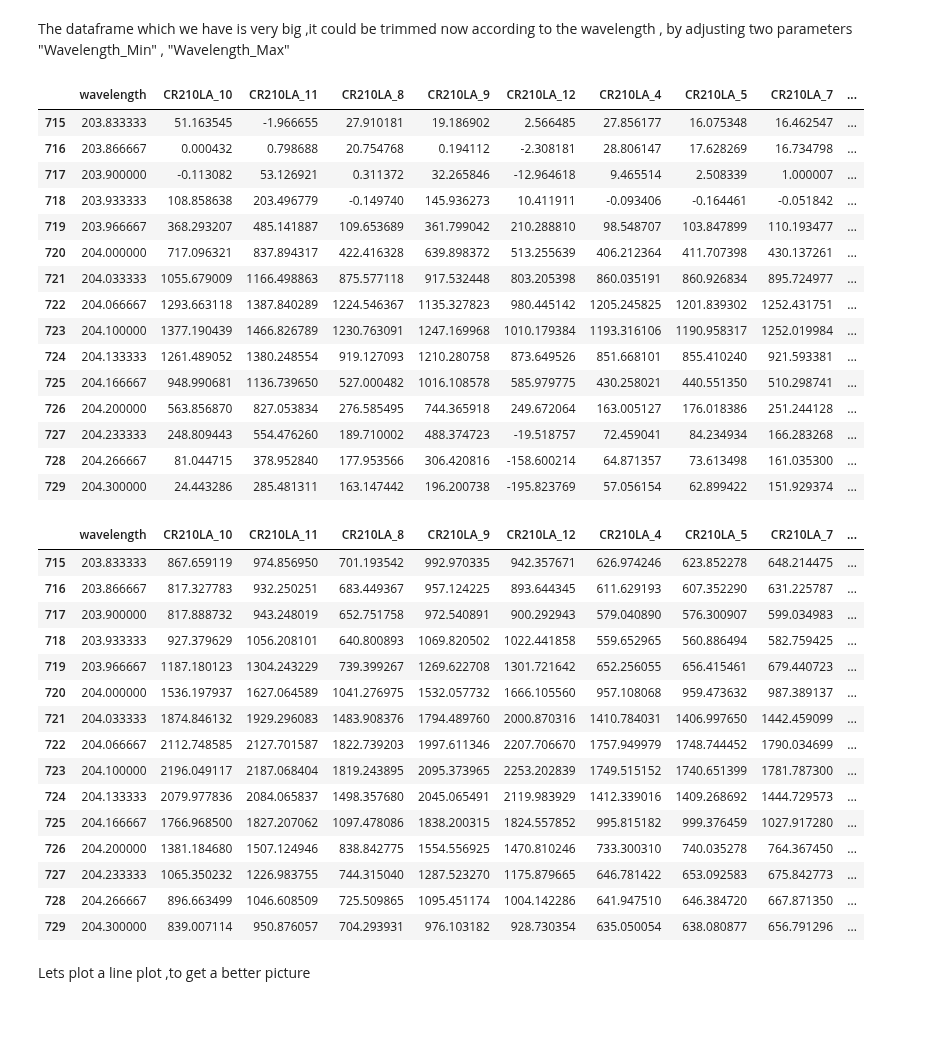
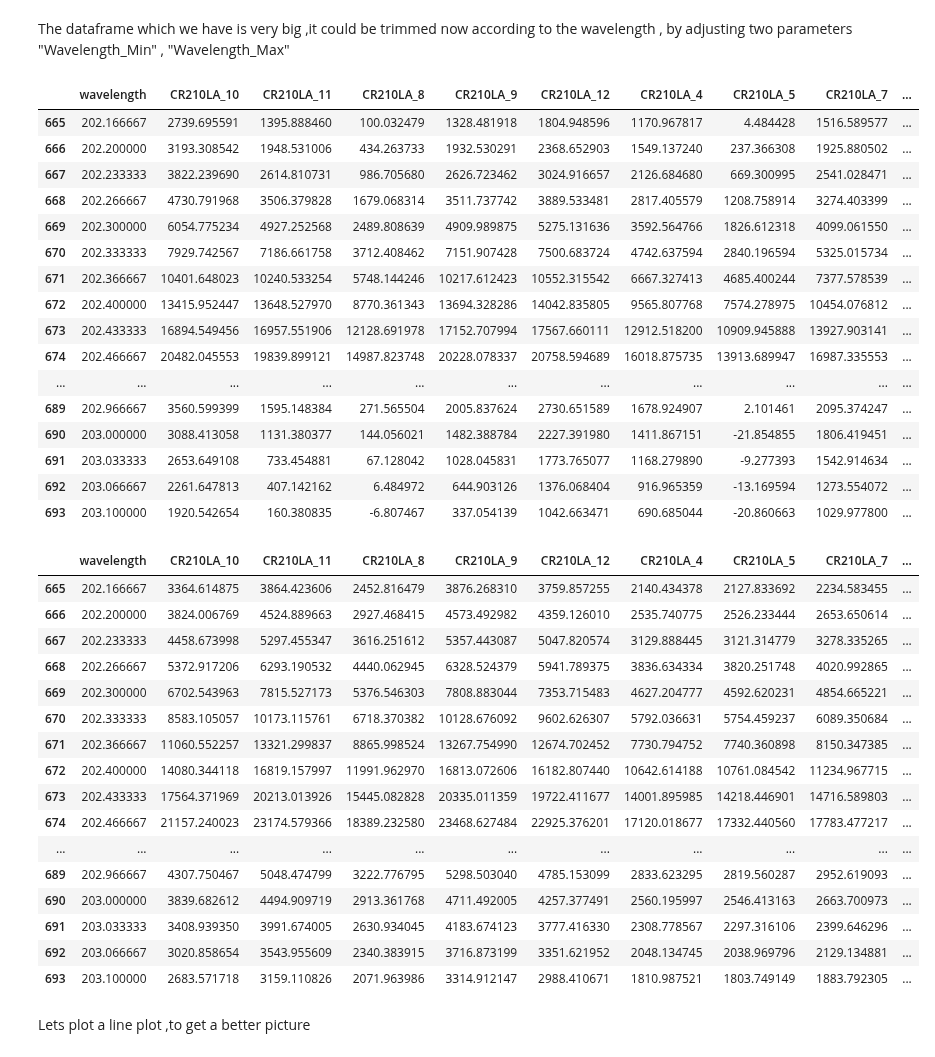
Before and after one commit to rahulrpatil3005/Handheld_LIBS, a Jupyter notebook: TUT6_UnivariateAnalysis_HandheldLIBS/UnivariateCalibration_hLIBS.ipynb, the cells around one changed output. Drawn from its saved outputs; the diff is of its cells as text; code cells hidden in the pictures; blank space fills up the shorter version.

```diff
--- a/TUT6_UnivariateAnalysis_HandheldLIBS/UnivariateCalibration_hLIBS.ipynb
+++ b/TUT6_UnivariateAnalysis_HandheldLIBS/UnivariateCalibration_hLIBS.ipynb
@@ -131,36 +131,37 @@ CR1000Y_BaselineCorrected_df = baseline_correction(CR1000Y_Raw_df)
 # %% [markdown]
 The dataframe  which we have is very big ,it could be trimmed now according to the wavelength , by adjusting two parameters "Wavelength_Min" , "Wavelength_Max"
 # %%
-Wavelength_Min = 203.8
-Wavelength_Max = 204.3
+Wavelength_Min = 202.15
+Wavelength_Max = 203.1
 
 CR210LA_Select_df = CR210LA_BaselineCorrected_df[(CR210LA_BaselineCorrected_df['wavelength'] >= Wavelength_Min) & (CR210LA_BaselineCorrected_df['wavelength'] <= Wavelength_Max)]
 CR240LA_Select_df = CR240LA_BaselineCorrected_df[(CR240LA_BaselineCorrected_df['wavelength'] >= Wavelength_Min) & (CR240LA_BaselineCorrected_df['wavelength'] <= Wavelength_Max)]
 CR300LA_Select_df = CR300LA_BaselineCorrected_df[(CR300LA_BaselineCorrected_df['wavelength'] >= Wavelength_Min) & (CR300LA_BaselineCorrected_df['wavelength'] <= Wavelength_Max)]
 CR440Y_Select_df = CR440Y_BaselineCorrected_df[(CR440Y_BaselineCorrected_df['wavelength'] >= Wavelength_Min) & (CR440Y_BaselineCorrected_df['wavelength'] <= Wavelength_Max)]
 CR570CP_Select_df = CR570CP_BaselineCorrected_df[(CR570CP_BaselineCorrected_df['wavelength'] >= Wavelength_Min) & (CR570CP_BaselineCorrected_df['wavelength'] <= Wavelength_Max)]
 CR700Y_Select_df = CR700Y_BaselineCorrected_df[(CR700Y_BaselineCorrected_df['wavelength'] >= Wavelength_Min) & (CR700Y_BaselineCorrected_df['wavelength'] <= Wavelength_Max)]
 HR660Y_Select_df = HR660Y_BaselineCorrected_df[(HR660Y_BaselineCorrected_df['wavelength'] >= Wavelength_Min) & (HR660Y_BaselineCorrected_df['wavelength'] <= Wavelength_Max)]
 CR1000Y_Select_df = CR1000Y_BaselineCorrected_df[(CR1000Y_BaselineCorrected_df['wavelength'] >= Wavelength_Min) & (CR1000Y_BaselineCorrected_df['wavelength'] <= Wavelength_Max)]
 
 CR210LA_Select_df
 # %% [output]
 |  | wavelength | CR210LA_10 | CR210LA_11 | CR210LA_8 | CR210LA_9 | CR210LA_12 | CR210LA_4 | CR210LA_5 | CR210LA_7 | ... |
-| 715 | 203.833333 | 51.163545 | -1.966655 | 27.910181 | 19.186902 | 2.566485 | 27.856177 | 16.075348 | 16.462547 | ... |
-| 716 | 203.866667 | 0.000432 | 0.798688 | 20.754768 | 0.194112 | -2.308181 | 28.806147 | 17.628269 | 16.734798 | ... |
-| 717 | 203.900000 | -0.113082 | 53.126921 | 0.311372 | 32.265846 | -12.964618 | 9.465514 | 2.508339 | 1.000007 | ... |
-| 718 | 203.933333 | 108.858638 | 203.496779 | -0.149740 | 145.936273 | 10.411911 | -0.093406 | -0.164461 | -0.051842 | ... |
-| 719 | 203.966667 | 368.293207 | 485.141887 | 109.653689 | 361.799042 | 210.288810 | 98.548707 | 103.847899 | 110.193477 | ... |
-| 720 | 204.000000 | 717.096321 | 837.894317 | 422.416328 | 639.898372 | 513.255639 | 406.212364 | 411.707398 | 430.137261 | ... |
-| 721 | 204.033333 | 1055.679009 | 1166.498863 | 875.577118 | 917.532448 | 803.205398 | 860.035191 | 860.926834 | 895.724977 | ... |
-| 722 | 204.066667 | 1293.663118 | 1387.840289 | 1224.546367 | 1135.327823 | 980.445142 | 1205.245825 | 1201.839302 | 1252.431751 | ... |
-| 723 | 204.100000 | 1377.190439 | 1466.826789 | 1230.763091 | 1247.169968 | 1010.179384 | 1193.316106 | 1190.958317 | 1252.019984 | ... |
-| 724 | 204.133333 | 1261.489052 | 1380.248554 | 919.127093 | 1210.280758 | 873.649526 | 851.668101 | 855.410240 | 921.593381 | ... |
-| 725 | 204.166667 | 948.990681 | 1136.739650 | 527.000482 | 1016.108578 | 585.979775 | 430.258021 | 440.551350 | 510.298741 | ... |
-| 726 | 204.200000 | 563.856870 | 827.053834 | 276.585495 | 744.365918 | 249.672064 | 163.005127 | 176.018386 | 251.244128 | ... |
-| 727 | 204.233333 | 248.809443 | 554.476260 | 189.710002 | 488.374723 | -19.518757 | 72.459041 | 84.234934 | 166.283268 | ... |
-| 728 | 204.266667 | 81.044715 | 378.952840 | 177.953566 | 306.420816 | -158.600214 | 64.871357 | 73.613498 | 161.035300 | ... |
-| 729 | 204.300000 | 24.443286 | 285.481311 | 163.147442 | 196.200738 | -195.823769 | 57.056154 | 62.899422 | 151.929374 | ... |
+| 665 | 202.166667 | 2739.695591 | 1395.888460 | 100.032479 | 1328.481918 | 1804.948596 | 1170.967817 | 4.484428 | 1516.589577 | ... |
+| 666 | 202.200000 | 3193.308542 | 1948.531006 | 434.263733 | 1932.530291 | 2368.652903 | 1549.137240 | 237.366308 | 1925.880502 | ... |
+| 667 | 202.233333 | 3822.239690 | 2614.810731 | 986.705680 | 2626.723462 | 3024.916657 | 2126.684680 | 669.300995 | 2541.028471 | ... |
+| 668 | 202.266667 | 4730.791968 | 3506.379828 | 1679.068314 | 3511.737742 | 3889.533481 | 2817.405579 | 1208.758914 | 3274.403399 | ... |
+| 669 | 202.300000 | 6054.775234 | 4927.252568 | 2489.808639 | 4909.989875 | 5275.131636 | 3592.564766 | 1826.612318 | 4099.061550 | ... |
+| 670 | 202.333333 | 7929.742567 | 7186.661758 | 3712.408462 | 7151.907428 | 7500.683724 | 4742.637594 | 2840.196594 | 5325.015734 | ... |
+| 671 | 202.366667 | 10401.648023 | 10240.533254 | 5748.144246 | 10217.612423 | 10552.315542 | 6667.327413 | 4685.400244 | 7377.578539 | ... |
+| 672 | 202.400000 | 13415.952447 | 13648.527970 | 8770.361343 | 13694.328286 | 14042.835805 | 9565.807768 | 7574.278975 | 10454.076812 | ... |
+| 673 | 202.433333 | 16894.549456 | 16957.551906 | 12128.691978 | 17152.707994 | 17567.660111 | 12912.518200 | 10909.945888 | 13927.903141 | ... |
+| 674 | 202.466667 | 20482.045553 | 19839.899121 | 14987.823748 | 20228.078337 | 20758.594689 | 16018.875735 | 13913.689947 | 16987.335553 | ... |
+| ... | ... | ... | ... | ... | ... | ... | ... | ... | ... | ... |
+| 689 | 202.966667 | 3560.599399 | 1595.148384 | 271.565504 | 2005.837624 | 2730.651589 | 1678.924907 | 2.101461 | 2095.374247 | ... |
+| 690 | 203.000000 | 3088.413058 | 1131.380377 | 144.056021 | 1482.388784 | 2227.391980 | 1411.867151 | -21.854855 | 1806.419451 | ... |
+| 691 | 203.033333 | 2653.649108 | 733.454881 | 67.128042 | 1028.045831 | 1773.765077 | 1168.279890 | -9.277393 | 1542.914634 | ... |
+| 692 | 203.066667 | 2261.647813 | 407.142162 | 6.484972 | 644.903126 | 1376.068404 | 916.965359 | -13.169594 | 1273.554072 | ... |
+| 693 | 203.100000 | 1920.542654 | 160.380835 | -6.807467 | 337.054139 | 1042.663471 | 690.685044 | -20.860663 | 1029.977800 | ... |
 # %%
 CR210LA_Select_Raw_df = CR210LA_Raw_df[(CR210LA_Raw_df['wavelength'] >= Wavelength_Min) & (CR210LA_Raw_df['wavelength'] <= Wavelength_Max)]
 CR240LA_Select_Raw_df = CR240LA_Raw_df[(CR240LA_Raw_df['wavelength'] >= Wavelength_Min) & (CR240LA_Raw_df['wavelength'] <= Wavelength_Max)]
@@ -174,21 +175,22 @@ CR1000Y_Select_Raw_df = CR1000Y_Raw_df[(CR1000Y_Raw_df['wavelength'] >= Waveleng
 CR210LA_Select_Raw_df
 # %% [output]
 |  | wavelength | CR210LA_10 | CR210LA_11 | CR210LA_8 | CR210LA_9 | CR210LA_12 | CR210LA_4 | CR210LA_5 | CR210LA_7 | ... |
-| 715 | 203.833333 | 867.659119 | 974.856950 | 701.193542 | 992.970335 | 942.357671 | 626.974246 | 623.852278 | 648.214475 | ... |
-| 716 | 203.866667 | 817.327783 | 932.250251 | 683.449367 | 957.124225 | 893.644345 | 611.629193 | 607.352290 | 631.225787 | ... |
-| 717 | 203.900000 | 817.888732 | 943.248019 | 652.751758 | 972.540891 | 900.292943 | 579.040890 | 576.300907 | 599.034983 | ... |
-| 718 | 203.933333 | 927.379629 | 1056.208101 | 640.800893 | 1069.820502 | 1022.441858 | 559.652965 | 560.886494 | 582.759425 | ... |
-| 719 | 203.966667 | 1187.180123 | 1304.243229 | 739.399267 | 1269.622708 | 1301.721642 | 652.256055 | 656.415461 | 679.440723 | ... |
-| 720 | 204.000000 | 1536.197937 | 1627.064589 | 1041.276975 | 1532.057732 | 1666.105560 | 957.108068 | 959.473632 | 987.389137 | ... |
-| 721 | 204.033333 | 1874.846132 | 1929.296083 | 1483.908376 | 1794.489760 | 2000.870316 | 1410.784031 | 1406.997650 | 1442.459099 | ... |
-| 722 | 204.066667 | 2112.748585 | 2127.701587 | 1822.739203 | 1997.611346 | 2207.706670 | 1757.949979 | 1748.744452 | 1790.034699 | ... |
-| 723 | 204.100000 | 2196.049117 | 2187.068404 | 1819.243895 | 2095.373965 | 2253.202839 | 1749.515152 | 1740.651399 | 1781.787300 | ... |
-| 724 | 204.133333 | 2079.977836 | 2084.065837 | 1498.357680 | 2045.065491 | 2119.983929 | 1412.339016 | 1409.268692 | 1444.729573 | ... |
-| 725 | 204.166667 | 1766.968500 | 1827.207062 | 1097.478086 | 1838.200315 | 1824.557852 | 995.815182 | 999.376459 | 1027.917280 | ... |
-| 726 | 204.200000 | 1381.184680 | 1507.124946 | 838.842775 | 1554.556925 | 1470.810246 | 733.300310 | 740.035278 | 764.367450 | ... |
-| 727 | 204.233333 | 1065.350232 | 1226.983755 | 744.315040 | 1287.523270 | 1175.879665 | 646.781422 | 653.092583 | 675.842773 | ... |
-| 728 | 204.266667 | 896.663499 | 1046.608509 | 725.509865 | 1095.451174 | 1004.142286 | 641.947510 | 646.384720 | 667.871350 | ... |
-| 729 | 204.300000 | 839.007114 | 950.876057 | 704.293931 | 976.103182 | 928.730354 | 635.050054 | 638.080877 | 656.791296 | ... |
+| 665 | 202.166667 | 3364.614875 | 3864.423606 | 2452.816479 | 3876.268310 | 3759.857255 | 2140.434378 | 2127.833692 | 2234.583455 | ... |
+| 666 | 202.200000 | 3824.006769 | 4524.889663 | 2927.468415 | 4573.492982 | 4359.126010 | 2535.740775 | 2526.233444 | 2653.650614 | ... |
+| 667 | 202.233333 | 4458.673998 | 5297.455347 | 3616.251612 | 5357.443087 | 5047.820574 | 3129.888445 | 3121.314779 | 3278.335265 | ... |
+| 668 | 202.266667 | 5372.917206 | 6293.190532 | 4440.062945 | 6328.524379 | 5941.789375 | 3836.634334 | 3820.251748 | 4020.992865 | ... |
+| 669 | 202.300000 | 6702.543963 | 7815.527173 | 5376.546303 | 7808.883044 | 7353.715483 | 4627.204777 | 4592.620231 | 4854.665221 | ... |
+| 670 | 202.333333 | 8583.105057 | 10173.115761 | 6718.370382 | 10128.676092 | 9602.626307 | 5792.036631 | 5754.459237 | 6089.350684 | ... |
+| 671 | 202.366667 | 11060.552257 | 13321.299837 | 8865.998524 | 13267.754990 | 12674.702452 | 7730.794752 | 7740.360898 | 8150.347385 | ... |
+| 672 | 202.400000 | 14080.344118 | 16819.157997 | 11991.962970 | 16813.072606 | 16182.807440 | 10642.614188 | 10761.084542 | 11234.967715 | ... |
+| 673 | 202.433333 | 17564.371969 | 20213.013926 | 15445.082828 | 20335.011359 | 19722.411677 | 14001.895985 | 14218.446901 | 14716.589803 | ... |
+| 674 | 202.466667 | 21157.240023 | 23174.579366 | 18389.232580 | 23468.627484 | 22925.376201 | 17120.018677 | 17332.440560 | 17783.477217 | ... |
+| ... | ... | ... | ... | ... | ... | ... | ... | ... | ... | ... |
+| 689 | 202.966667 | 4307.750467 | 5048.474799 | 3222.776795 | 5298.503040 | 4785.153099 | 2833.623295 | 2819.560287 | 2952.619093 | ... |
+| 690 | 203.000000 | 3839.682612 | 4494.909719 | 2913.361768 | 4711.492005 | 4257.377491 | 2560.195997 | 2546.413163 | 2663.700973 | ... |
+| 691 | 203.033333 | 3408.939350 | 3991.674005 | 2630.934045 | 4183.674123 | 3777.416330 | 2308.778567 | 2297.316106 | 2399.646296 | ... |
+| 692 | 203.066667 | 3020.858654 | 3543.955609 | 2340.383915 | 3716.873199 | 3351.621952 | 2048.134745 | 2038.969796 | 2129.134881 | ... |
+| 693 | 203.100000 | 2683.571718 | 3159.110826 | 2071.963986 | 3314.912147 | 2988.410671 | 1810.987521 | 1803.749149 | 1883.792305 | ... |
 # %% [markdown]
 Lets plot a line plot ,to get a better picture
 # %%
```
Also changed, not shown: parts of 12 cells of this notebook.
